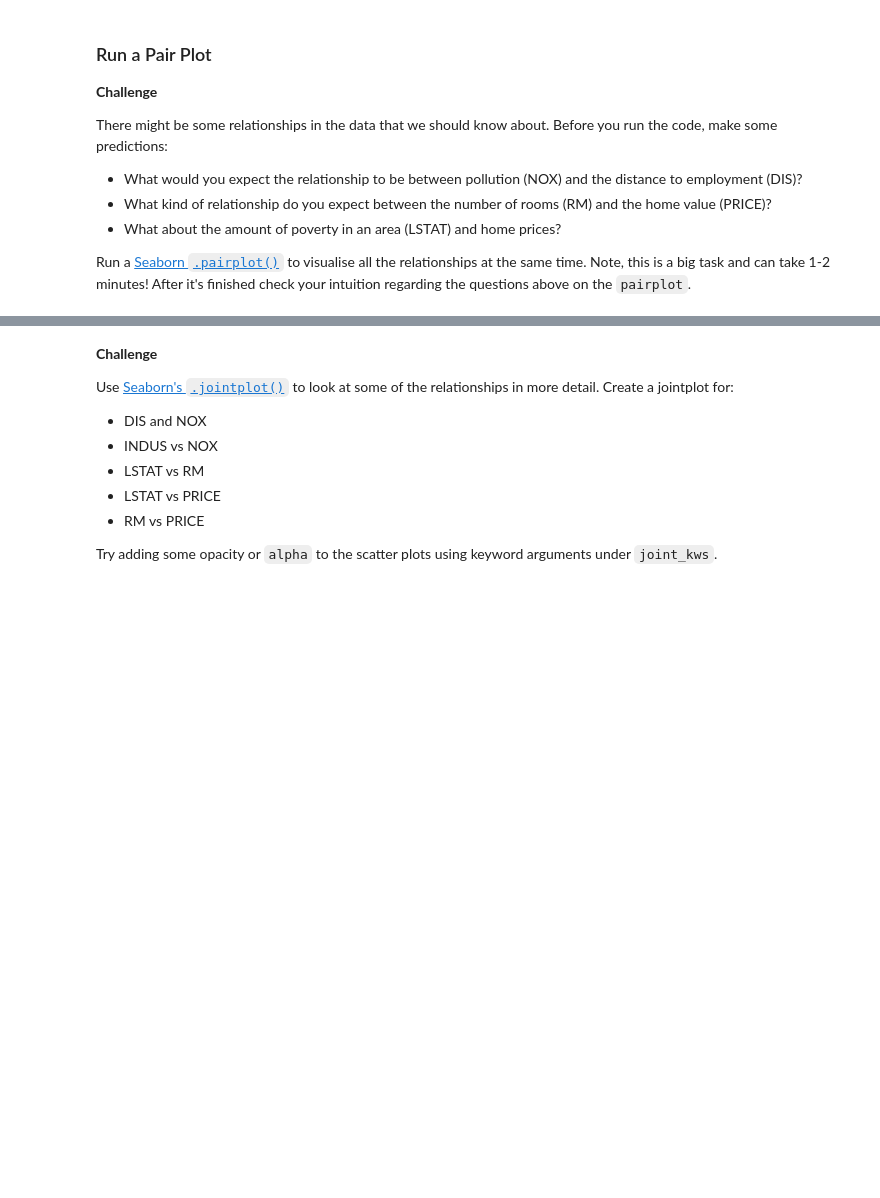
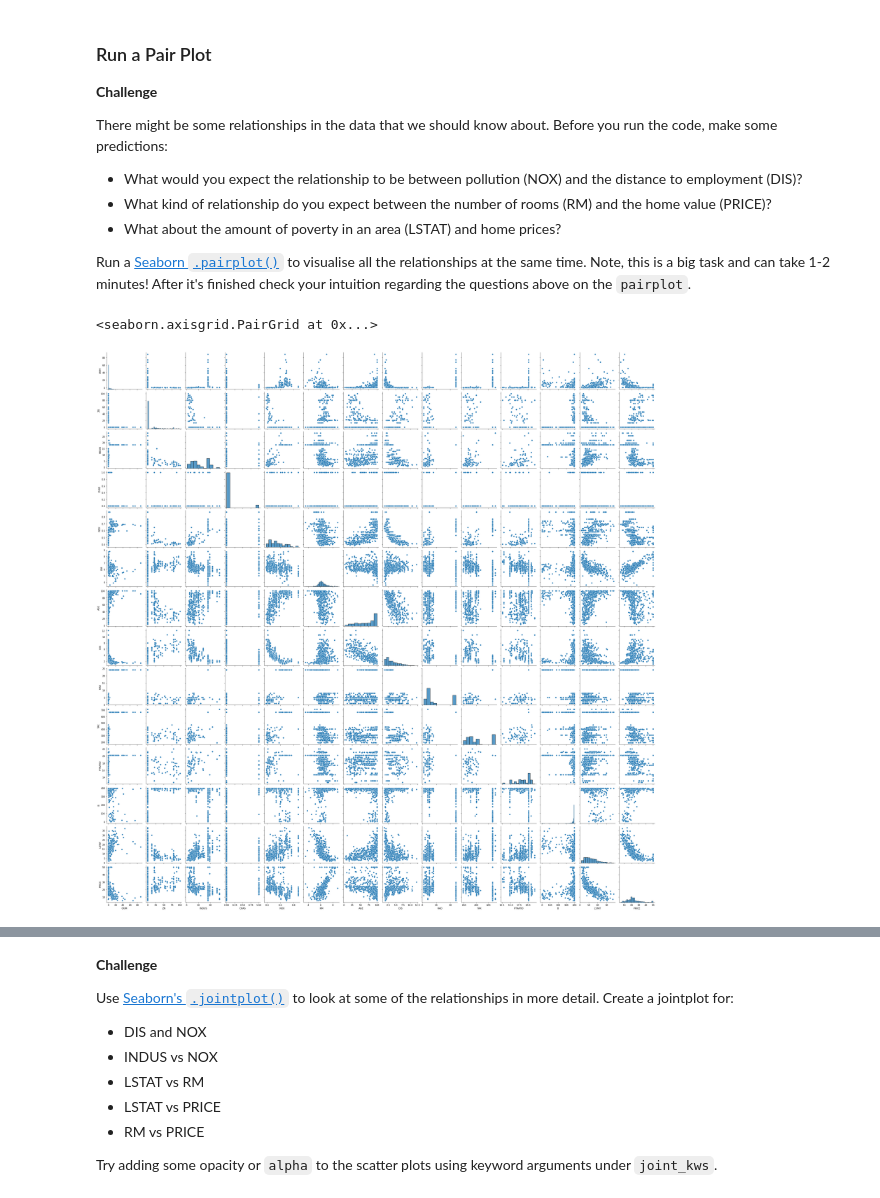
Before and after one commit to DarkDk123/House-valuation-model, a Jupyter notebook: Multivariable_Regression_and_Valuation_Model_(start).ipynb, the cells around one changed output, grey strips where cells are left out. Drawn from its saved outputs; the diff is of its cells as text; code cells hidden in the pictures; blank space fills up the shorter version.

Commit message:
Pair Plot to View the Relationship in the Data

```diff
--- a/Multivariable_Regression_and_Valuation_Model_(start).ipynb
+++ b/Multivariable_Regression_and_Valuation_Model_(start).ipynb
@@ -375,3 +376,13 @@ There might be some relationships in the data that we should know about. Before
 * What about the amount of poverty in an area (LSTAT) and home prices?
 
 Run a [Seaborn `.pairplot()`](https://seaborn.pydata.org/generated/seaborn.pairplot.html?highlight=pairplot#seaborn.pairplot) to visualise all the relationships at the same time. Note, this is a big task and can take 1-2 minutes! After it's finished check your intuition regarding the questions above on the `pairplot`.
+# %%
+# Using pairplot and Visualizing all the relationships
+# of data in the dataset.
+sns.pairplot(data)
+# we can also include a regression line.
+# sns.pairplot(data, kind='reg', plot_kws={'line_kws':{'color': 'green'}})
+plt.show()
+# %% [output]
+<seaborn.axisgrid.PairGrid at 0x...>
+[figure, added]
```
Also changed, not shown: parts of 2 cells of this notebook.
